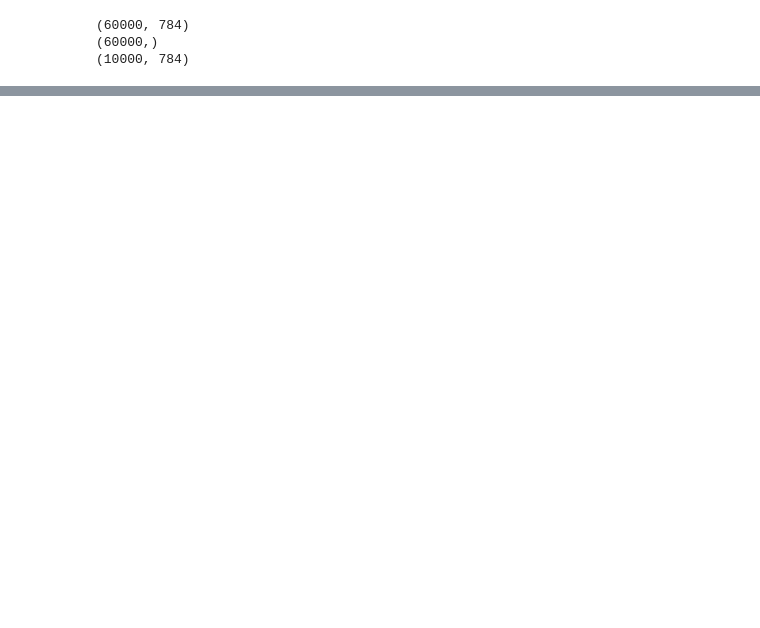
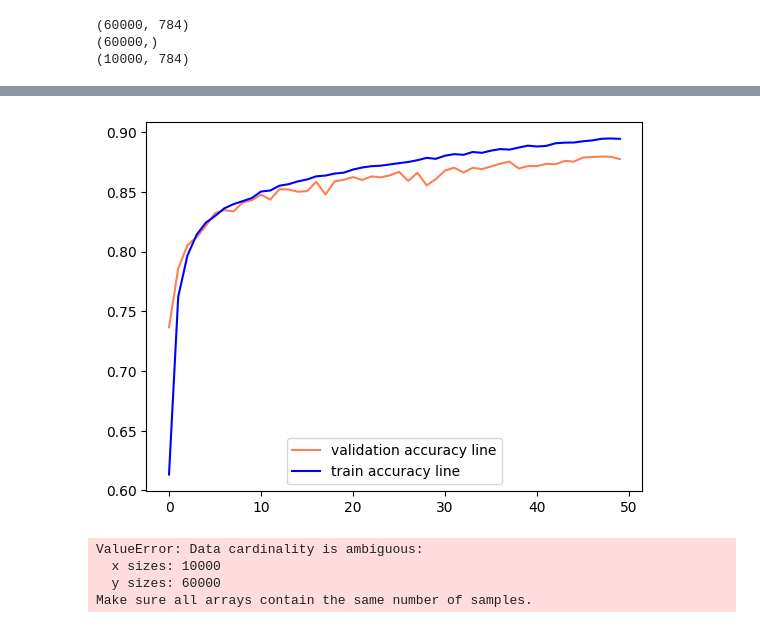
Before and after one commit to nguyenvudung030121/python_ComputerVison, a Jupyter notebook: Tuan2/read_and_show.ipynb, the cells around one changed output, grey strips where cells are left out. Drawn from its saved outputs; the diff is of its cells as text; code cells hidden in the pictures; blank space fills up the shorter version.

```diff
--- a/Tuan2/read_and_show.ipynb
+++ b/Tuan2/read_and_show.ipynb
@@ -28,0 +125,23 @@ for i in range(9):
+# %%
+# vẽ đường accuracy trên tập train và tập validation
+plt.plot(his.history['val_accuracy'], c='coral',
+         label='validation accuracy line')
+plt.plot(his.history['accuracy'], c='blue', label='train accuracy line')
+legend = plt.legend(loc='lower center')
+plt.show()
+# %% [output]
+[figure, added]
+# %%
+X_test = np.reshape(X_test, (10000, 28, 28))
+
+# Load file mô hình đã huấn luyện
+model = create_model()
+model = tf.keras.models.load_model('./items/')
+# Đánh giá mô hình trên tập test
+loss, acc = model.evaluate(X_test,y_train, verbose=0)
+print('loss tập test = ', loss,'| accuracy tập test = ', acc)
+# %% [output]
+ValueError: Data cardinality is ambiguous:
+  x sizes: 10000
+  y sizes: 60000
+Make sure all arrays contain the same number of samples.
```
Also changed, not shown: parts of 10 cells of this notebook, 9 other files.
